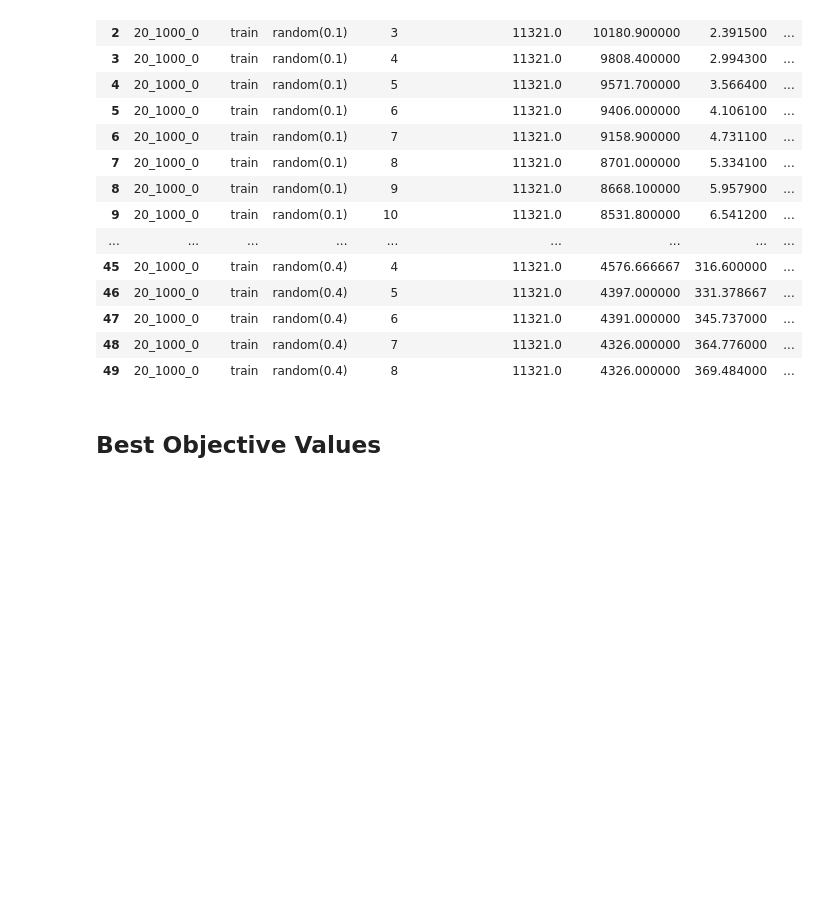
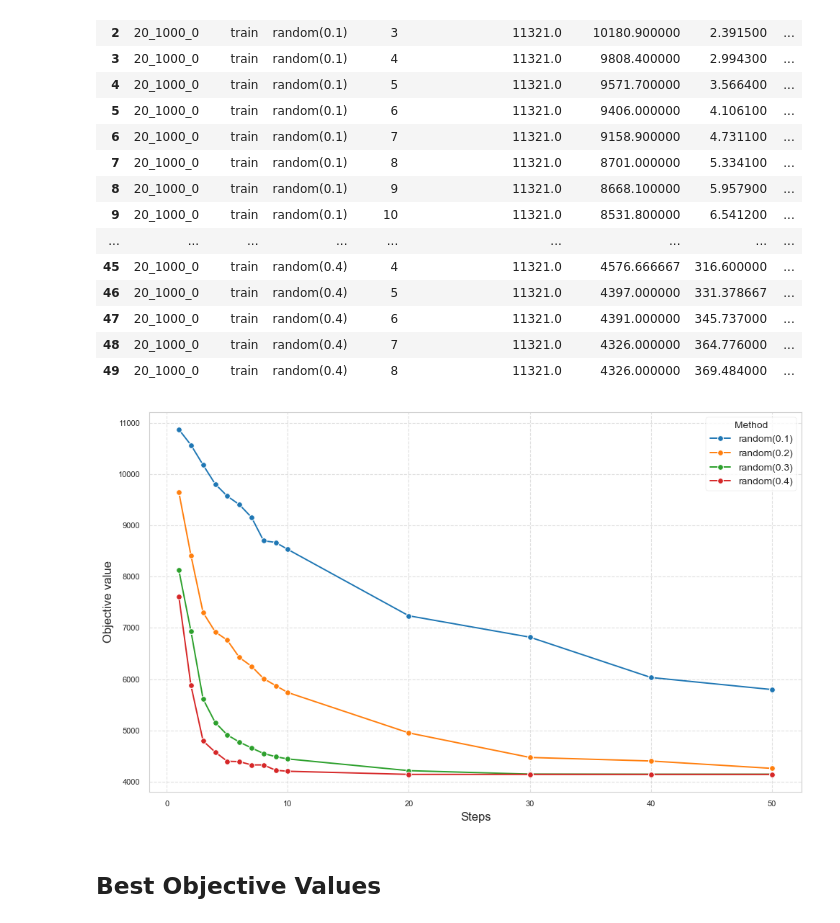
Before and after one commit to arekpaterak/engineering-thesis, a Jupyter notebook: experiments/results_analysis.ipynb, the cells around one changed output. Cells and saved outputs as stored; diff of their text form; code cells hidden in the pictures; blank space fills up the shorter version.

```diff
--- a/experiments/results_analysis.ipynb
+++ b/experiments/results_analysis.ipynb
@@ -87,6 +84,27 @@ avg_df.head(50)
 | 47 | 20_1000_0 | train | random(0.4) | 6 | 11321.0 | 4391.000000 | 345.737000 | ... |
 | 48 | 20_1000_0 | train | random(0.4) | 7 | 11321.0 | 4326.000000 | 364.776000 | ... |
 | 49 | 20_1000_0 | train | random(0.4) | 8 | 11321.0 | 4326.000000 | 369.484000 | ... |
+# %%
+plt.figure(figsize=(10, 6))
+
+# Plot using seaborn
+sns.lineplot(
+    data=avg_df[avg_df["instance"] == "20_1000_0"],
+    x='steps',
+    y='objective_value',
+    hue='method',
+    marker='o',
+    palette='tab10'
+)
+
+plt.xlabel('Steps', fontsize=12)
+plt.ylabel('Objective value', fontsize=12)
+plt.legend(title='Method', fontsize=10)
+plt.grid(True, linestyle='--', alpha=0.6)
+plt.tight_layout()
+plt.show()
+# %% [output]
+[figure, added]
 # %% [markdown]
 ## Best Objective Values
 # %%
```
Also changed, not shown: parts of 2 cells of this notebook, 4 other files.
